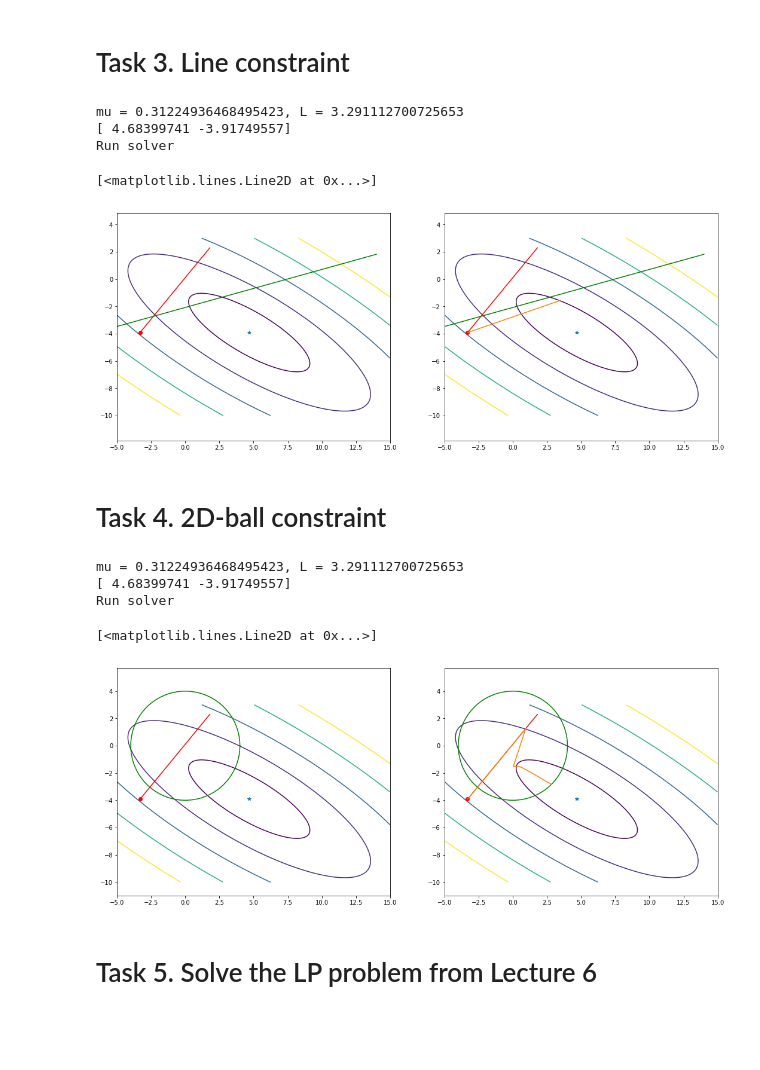
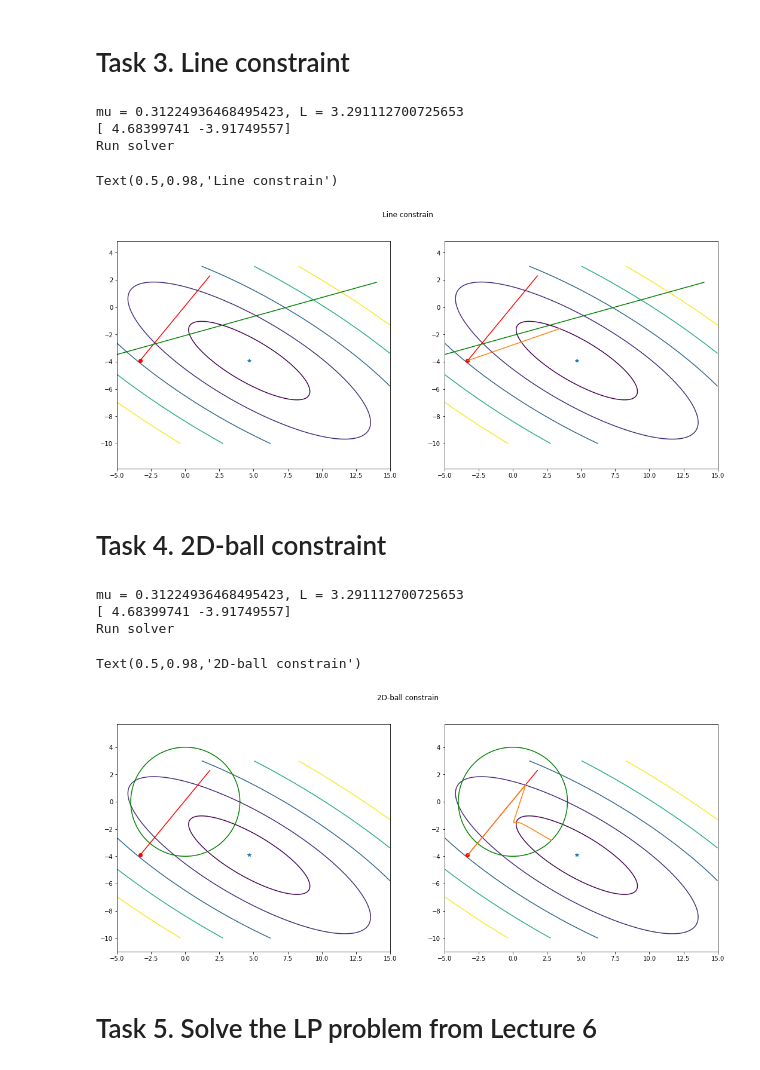
Before and after one commit to NightFantom/ConvexOptimization, a Jupyter notebook: Homework.ipynb, the cells around one changed output. Saved outputs shown, nothing was run; the diff lists cells and outputs as text; code cells hidden in the pictures; blank space fills up the shorter version.

```diff
--- a/Homework.ipynb
+++ b/Homework.ipynb
@@ -302,35 +302,36 @@ class LineProjection:
 Q, b, X, Y, Z_quad, x_star, x_0, gamma, levels = init()
 # line
 np.random.seed(42)
 a = np.random.randn(2)
 a = a / np.linalg.norm(a)
 d = -2
 line_x1 = np.array([-5, 14])
 line_x2 = (d - a[1]*line_x1) / a[0]
 
 _, axes = plt.subplots(1,2,figsize=(18, 7))
 for k in (0, 1):
     axes[k].plot(x_star[0], x_star[1], '*')
     axes[k].plot(x_0[0], x_0[1], 'or')
     axes[k].plot((x_0[0], (x_0 - gamma*quad_grad(Q, b, x_0))[0]),
                  (x_0[1], (x_0 - gamma*quad_grad(Q, b, x_0))[1]), 'r')
     axes[k].plot(line_x1, line_x2, 'g')
     axes[k].contour(X, Y, Z_quad, levels)
     axes[k].axis('equal')
 
 project = LineProjection(line_x1, line_x2)
 descent = GradientDescentProject(project)
 # run solver for two different initial conditions
 print("Run solver")
 alg_data = descent(x_0, lambda x : quad(Q, b, x), lambda x : quad_grad(Q, b, x), Q, x_star)
 x_data = np.array(alg_data['x_k'])
 axes[1].plot(x_data[:, 0], x_data[:, 1],)
+plt.suptitle("Line constrain")
 # %% [output]
 mu = 0.31224936468495423, L = 3.291112700725653
 [ 4.68399741 -3.91749557]
 Run solver
-[<matplotlib.lines.Line2D at 0x...>]
+Text(0.5,0.98,'Line constrain')
-[figure, old version]
+[figure, new version]
 # %% [markdown]
 # Task 4. 2D-ball constraint
 # %%
@@ -381,12 +382,13 @@ print("Run solver")
 alg_data = descent(x_0, lambda x : quad(Q, b, x), lambda x : quad_grad(Q, b, x), Q, x_star)
 x_data = np.array(alg_data['x_k'])
 axes[1].plot(x_data[:, 0], x_data[:, 1],)
+plt.suptitle("2D-ball constrain")
 # %% [output]
 mu = 0.31224936468495423, L = 3.291112700725653
 [ 4.68399741 -3.91749557]
 Run solver
-[<matplotlib.lines.Line2D at 0x...>]
+Text(0.5,0.98,'2D-ball constrain')
-[figure, old version]
+[figure, new version]
 # %% [markdown]
 # Task 5.  Solve the LP problem from Lecture 6
 # %%
```
